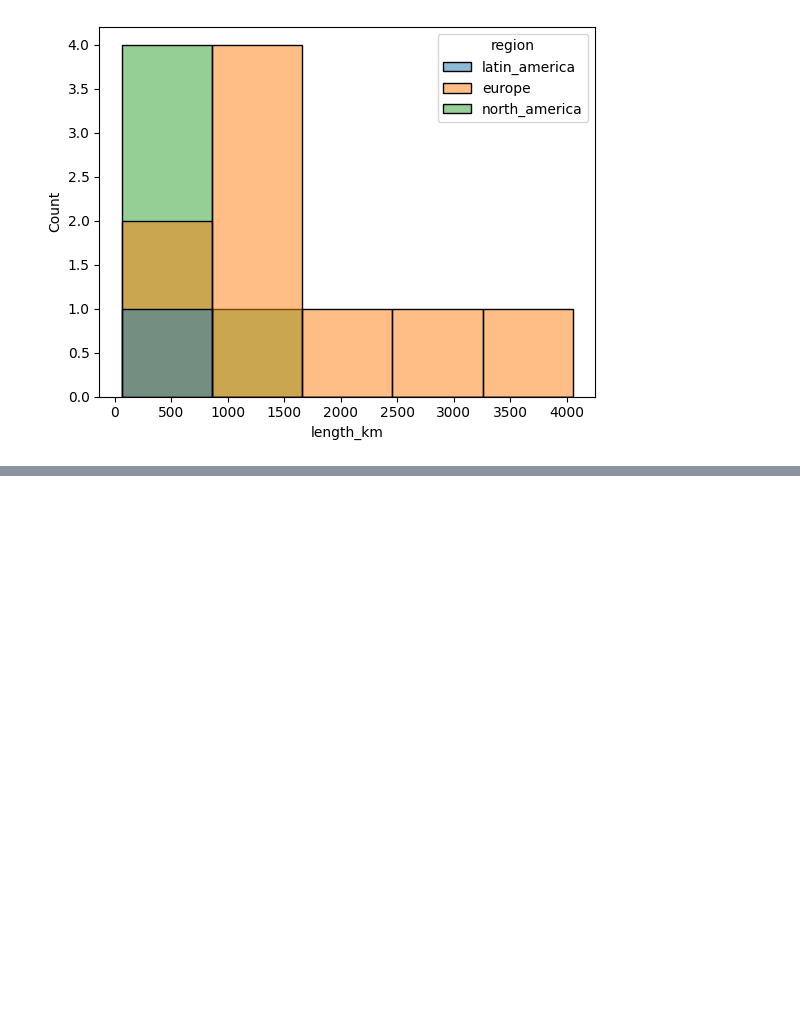
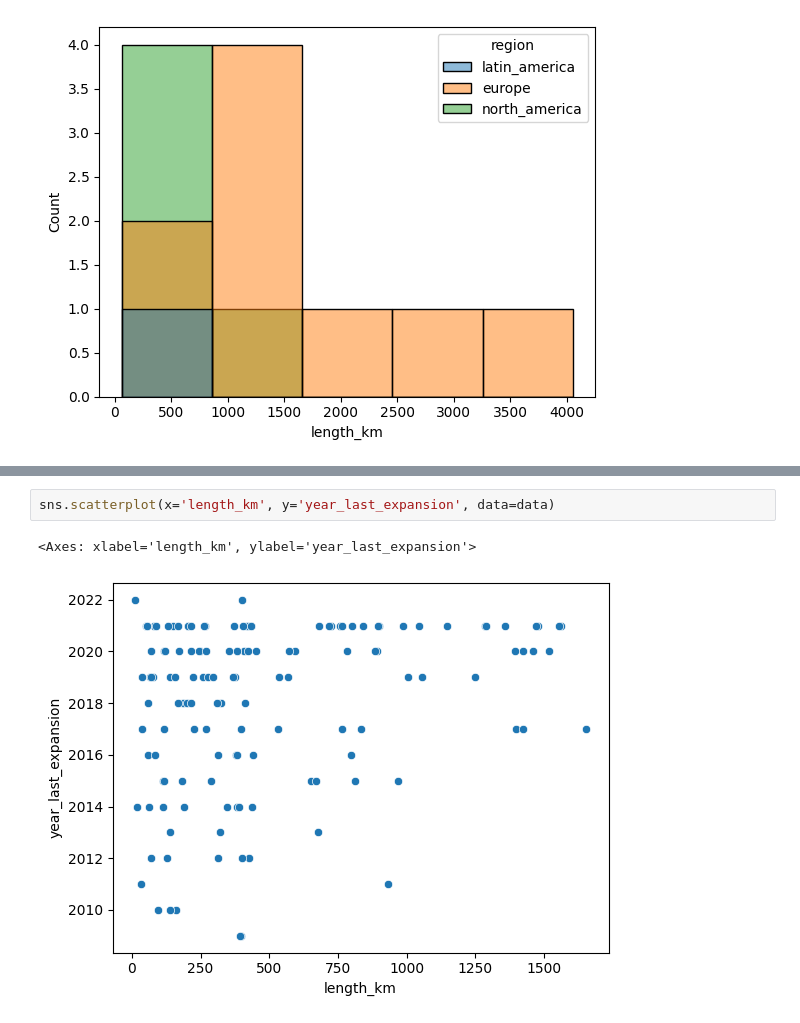
Before and after one commit to sjsjsmsmsj/DATASCIENCE, a Jupyter notebook: EDA/eda.ipynb, the cells around one changed output, grey strips where cells are left out. Saved outputs shown, nothing was run; the diff lists cells and outputs as text; blank space fills up the shorter version.

```diff
--- a/EDA/eda.ipynb
+++ b/EDA/eda.ipynb
@@ -175,0 +242,5 @@ sns.histplot(x='length_km', hue='region', data=data_early_year)
+# %%
+sns.scatterplot(x='length_km', y='year_last_expansion', data=data)
+# %% [output]
+<Axes: xlabel='length_km', ylabel='year_last_expansion'>
+[figure, added]
```
Also changed, not shown: parts of 8 cells of this notebook, 1 other file.
